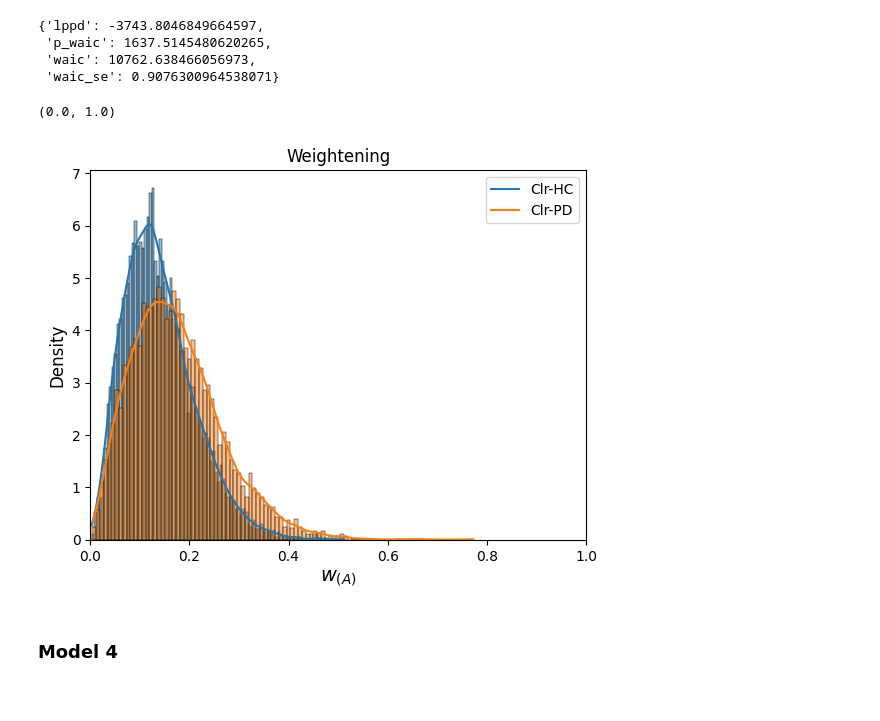
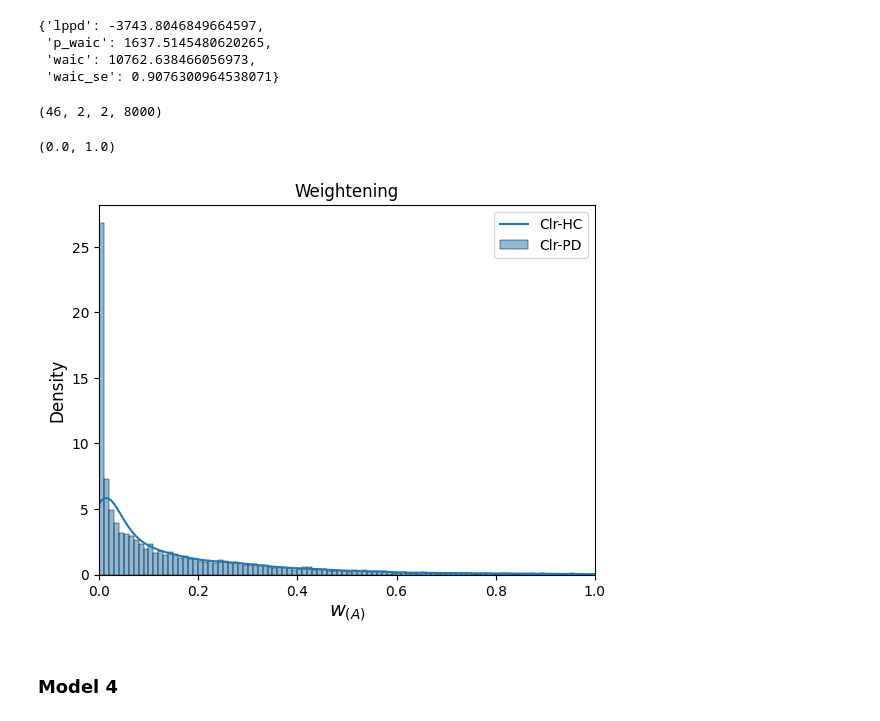
Before and after one commit to AGhaderi/ActStimRL, a Jupyter notebook: Model/Checking/hierRL_HC_PD_Models_checking.ipynb, the cells around one changed output. Drawn from its saved outputs; the diff is of its cells as text; code cells hidden in the pictures.

```diff
--- a/Model/Checking/hierRL_HC_PD_Models_checking.ipynb
+++ b/Model/Checking/hierRL_HC_PD_Models_checking.ipynb
@@ -83,19 +83,21 @@ utils.waic(log_likelihood=log_lik)
  'p_waic': 1637.5145480620265,
  'waic': 10762.638466056973,
  'waic_se': 0.9076300964538071}
+# %%
+fit['transfer_weightAct'].shape
+# %% [output]
+(46, 2, 2, 8000)
 # %%
 # Weghtening
-fig.add_subplot(rows, columns, 1)
-sns.histplot(weightAct_[0, 1], kde=True, stat='density', bins=100)
-sns.histplot(weightAct_[1, 1], kde=True, stat='density', bins=100)
+sns.histplot(fit['transfer_weightAct'][10, 1, 1, :], kde=True, stat='density', bins=100)
 plt.legend(['Clr-HC', 'Clr-PD'])
 plt.title('Weightening', fontsize=12)
 plt.ylabel('Density', fontsize=12)
 plt.xlabel('$w_{(A)}$', fontsize=14)
 plt.xlim(0, 1)
 # %% [output]
 (0.0, 1.0)
-[figure, old version]
+[figure, new version]
 # %% [markdown]
 ### Model 4
 # %%
```
Also changed, not shown: 31 other files.
